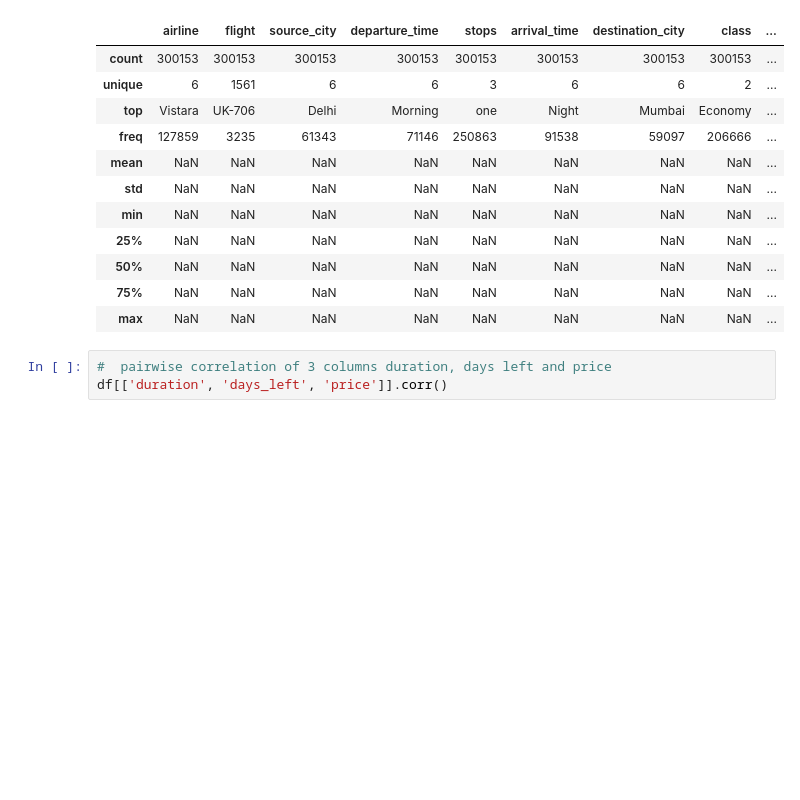
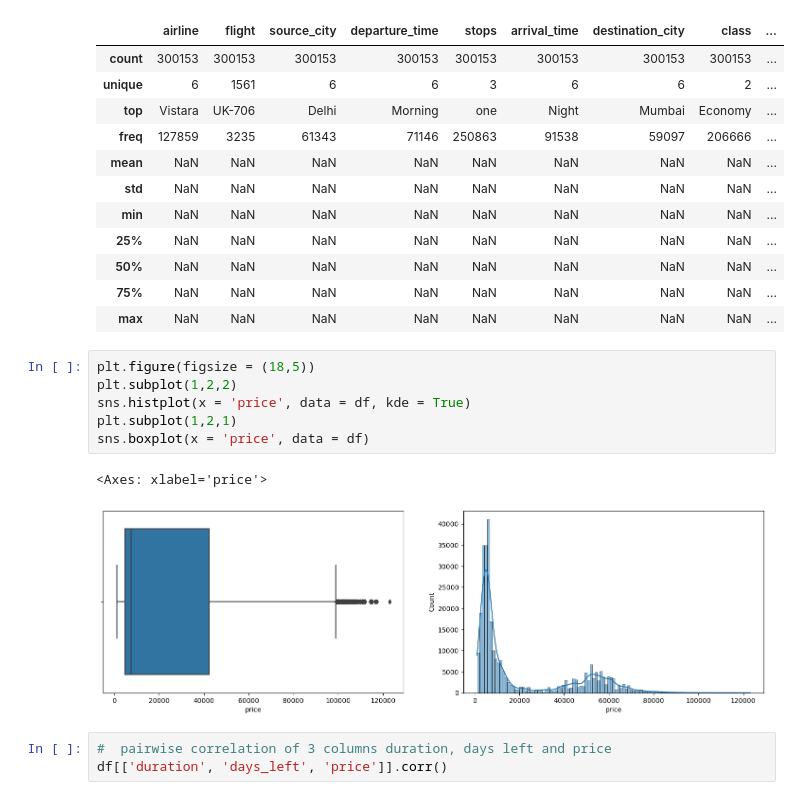
Before and after one commit to unclethien/Flight-Price-Prediction-Project, a Jupyter notebook: data analysis.ipynb, the cells around one changed output. Saved outputs shown, nothing was run; the diff lists cells and outputs as text; blank space fills up the shorter version.

```diff
--- a/data analysis.ipynb
+++ b/data analysis.ipynb
@@ -94,6 +105,15 @@ df.describe(include='all')
 | 50% | NaN | NaN | NaN | NaN | NaN | NaN | NaN | NaN | ... |
 | 75% | NaN | NaN | NaN | NaN | NaN | NaN | NaN | NaN | ... |
 | max | NaN | NaN | NaN | NaN | NaN | NaN | NaN | NaN | ... |
+# %%
+plt.figure(figsize = (18,5))
+plt.subplot(1,2,2)
+sns.histplot(x = 'price', data = df, kde = True)
+plt.subplot(1,2,1)
+sns.boxplot(x = 'price', data = df)
+# %% [output]
+<Axes: xlabel='price'>
+[figure, added]
 # %%
 #  pairwise correlation of 3 columns duration, days left and price
 df[['duration', 'days_left', 'price']].corr()
```
Also changed, not shown: parts of 11 cells of this notebook.
